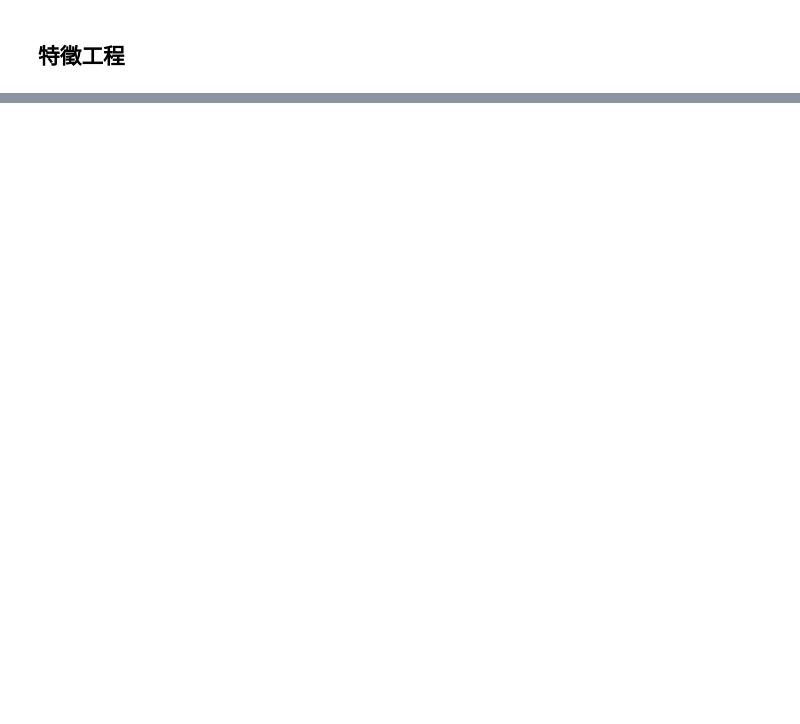
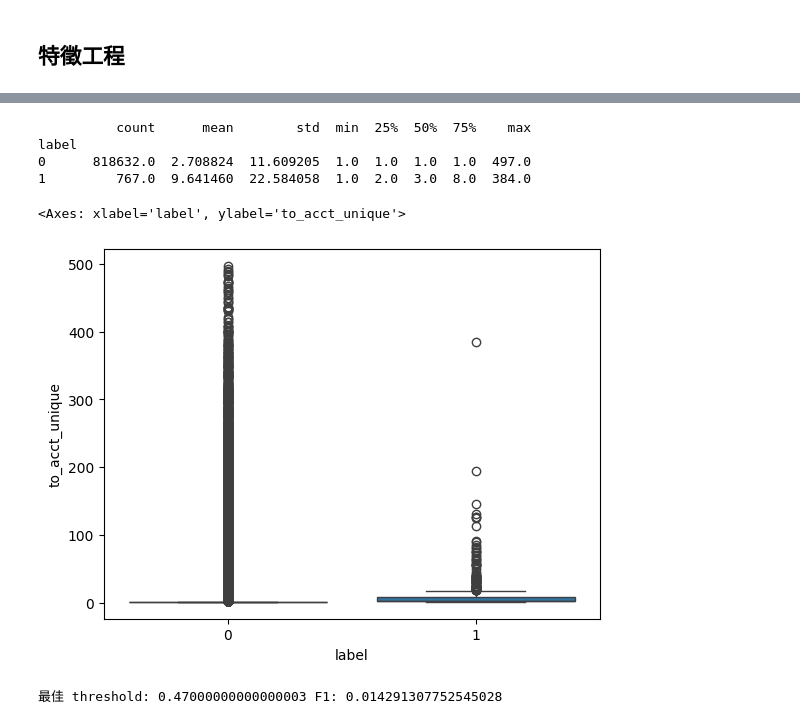
Before and after one commit to d-ben-b/AI-pruning-project, a Jupyter notebook: AI_cup/src/AI_cup.ipynb, the cells around one changed output, grey strips where cells are left out. Cells and saved outputs as stored; diff of their text form; code cells hidden in the pictures; blank space fills up the shorter version.

```diff
--- a/AI_cup/src/AI_cup.ipynb
+++ b/AI_cup/src/AI_cup.ipynb
@@ -99,0 +103,8 @@ acct_features["night_ratio"] = (
+# %%
+def build_train_data(acct_features, df_alert):
+    df_alert = df_alert.rename(columns={"acct": "from_acct"})
+    train_data = acct_features.merge(df_alert, on="from_acct", how="left")
+    train_data["label"] = train_data["event_date"].notna().astype(int)
+    train_data["event_date"] = train_data["event_date"].fillna(-1).astype(int)
+    train_data = train_data.fillna(0)  # 缺失補 0
+    return train_data
@@ -99,0 +172,6 @@ acct_features["night_ratio"] = (
+# %%
+# 特徵工程
+acct_features = build_features(df_txn)
+
+# 合併標籤
+train_data = build_train_data(acct_features, df_alert)
@@ -99,0 +272,22 @@ acct_features["night_ratio"] = (
+# %%
+print(train_data.groupby("label")["to_acct_unique"].describe())
+import seaborn as sns
+
+sns.boxplot(x="label", y="to_acct_unique", data=train_data)
+# %% [output]
+          count      mean        std  min  25%  50%  75%    max
+label
+0      818632.0  2.708824  11.609205  1.0  1.0  1.0  1.0  497.0
+1         767.0  9.641460  22.584058  1.0  2.0  3.0  8.0  384.0
+<Axes: xlabel='label', ylabel='to_acct_unique'>
+[figure, added]
+# %%
+from sklearn.metrics import f1_score
+import numpy as np
+
+thresholds = np.linspace(0.01, 0.5, 50)
+f1_scores = [f1_score(y_val, (y_proba > th).astype(int)) for th in thresholds]
+best_th = thresholds[np.argmax(f1_scores)]
+print("最佳 threshold:", best_th, "F1:", max(f1_scores))
+# %% [output]
+最佳 threshold: 0.47000000000000003 F1: 0.014291307752545028
```
Also changed, not shown: parts of 20 cells of this notebook, 1 other file.
